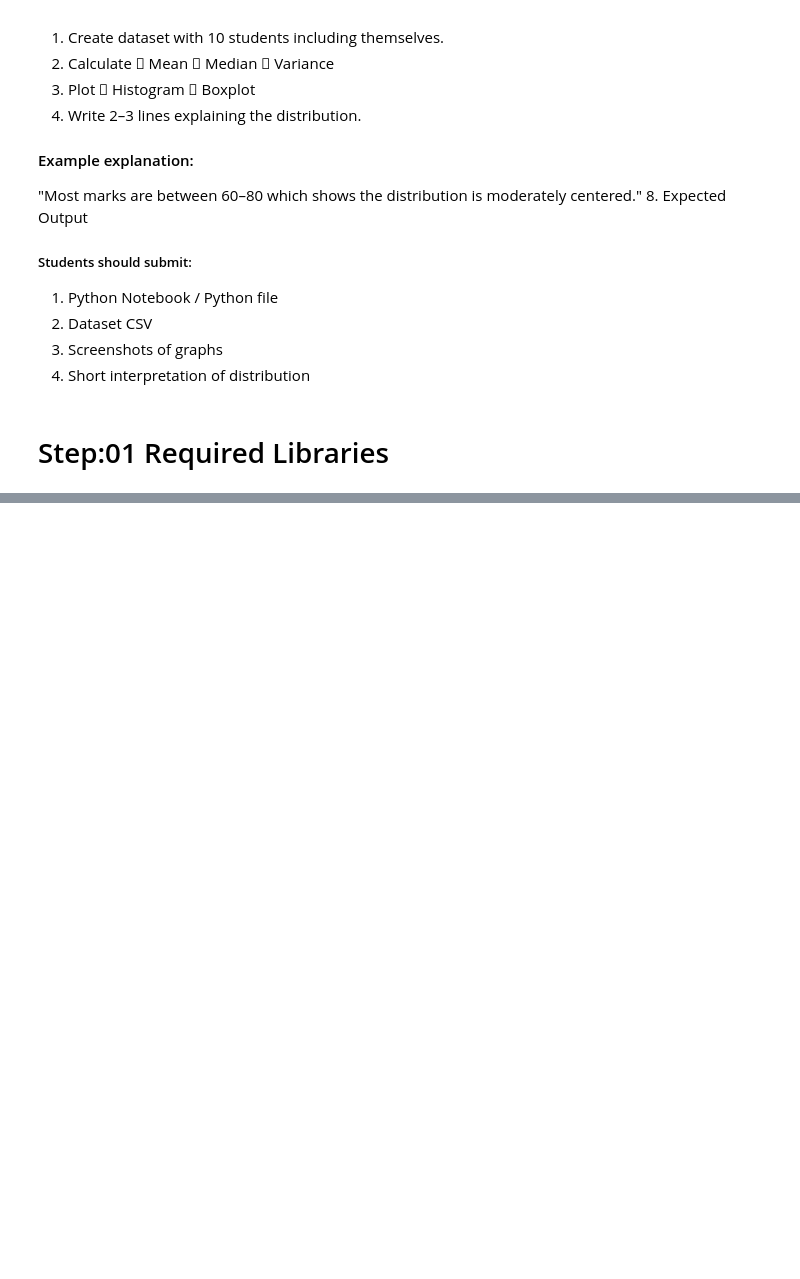
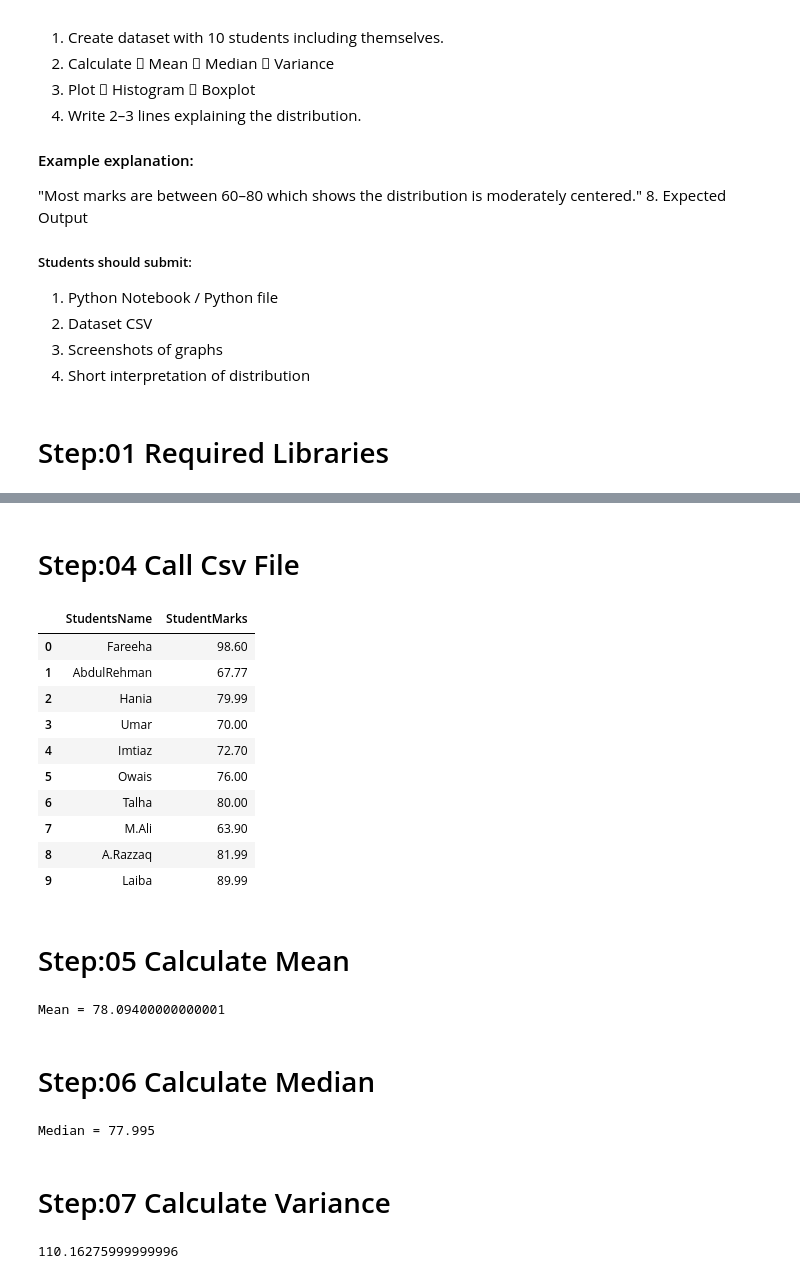
Before and after one commit to Shaikh-Hafiz-Yahya/Advance-Statistics, a Jupyter notebook: Advance Statistucs Labs/Lab05_Data_Distribution_Analysis.ipynb, the cells around one changed output, grey strips where cells are left out. Drawn from its saved outputs; the diff is of its cells as text; code cells hidden in the pictures; blank space fills up the shorter version.

```diff
--- a/Advance Statistucs Labs/Lab05_Data_Distribution_Analysis.ipynb
+++ b/Advance Statistucs Labs/Lab05_Data_Distribution_Analysis.ipynb
@@ -78,0 +98,38 @@ df = pd.DataFrame(students_data)
+# %% [markdown]
+# Step:04 Call Csv File
+# %%
+call_csv_df = pd.read_csv(r'C:\Users\Muhammad Yahya\Downloads\Advance Statistucs Labs\Student_Performance_Data.csv' , index_col=[0])
+call_csv_df
+# %% [output]
+|  | StudentsName | StudentMarks |
+| 0 | Fareeha | 98.60 |
+| 1 | AbdulRehman | 67.77 |
+| 2 | Hania | 79.99 |
+| 3 | Umar | 70.00 |
+| 4 | Imtiaz | 72.70 |
+| 5 | Owais | 76.00 |
+| 6 | Talha | 80.00 |
+| 7 | M.Ali | 63.90 |
+| 8 | A.Razzaq | 81.99 |
+| 9 | Laiba | 89.99 |
+# %% [markdown]
+# Step:05 Calculate Mean
+# %%
+mean=call_csv_df['StudentMarks'].mean()
+print(f'Mean = {mean}')
+# %% [output]
+Mean = 78.09400000000001
+# %% [markdown]
+# Step:06 Calculate Median
+# %%
+median = call_csv_df['StudentMarks'].median()
+print(f'Median = {median}')
+# %% [output]
+Median = 77.995
+# %% [markdown]
+# Step:07 Calculate Variance
+# %%
+variance = statistics.variance(call_csv_df['StudentMarks'])
+variance
+# %% [output]
+110.16275999999996
```
Also changed, not shown: parts of 9 cells of this notebook.
